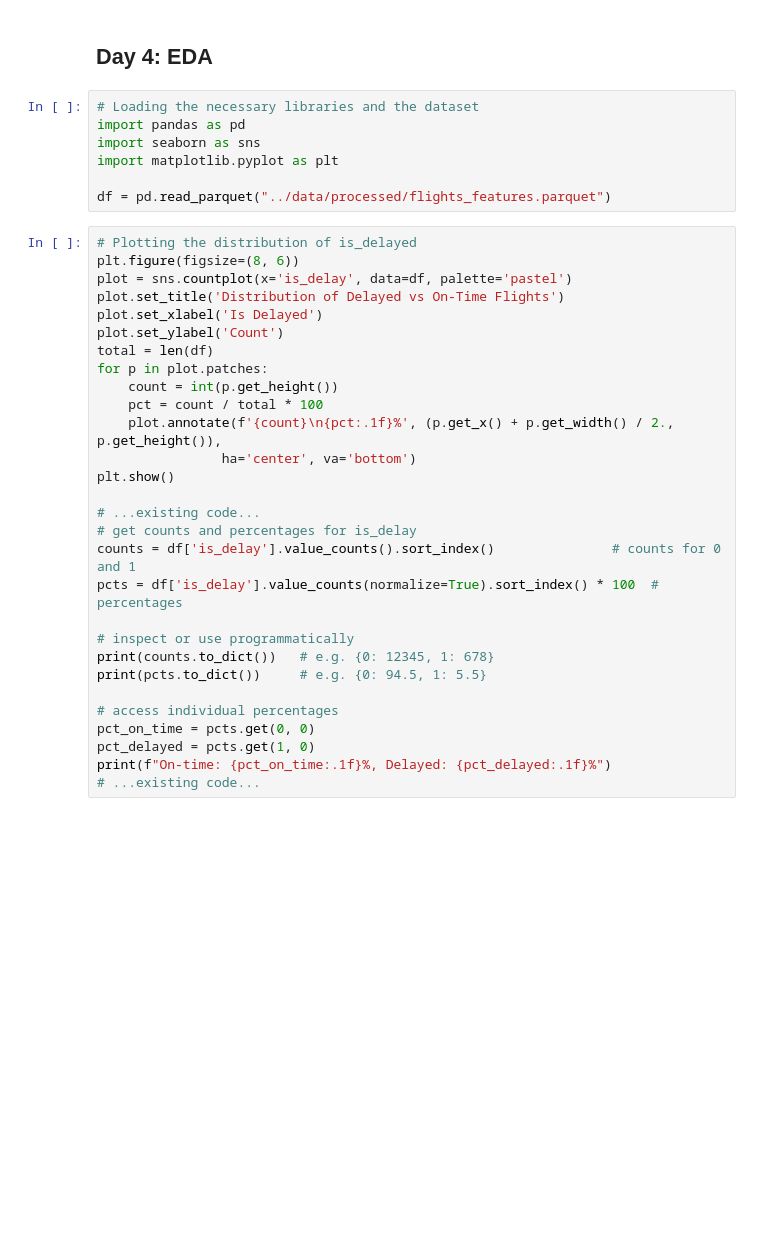
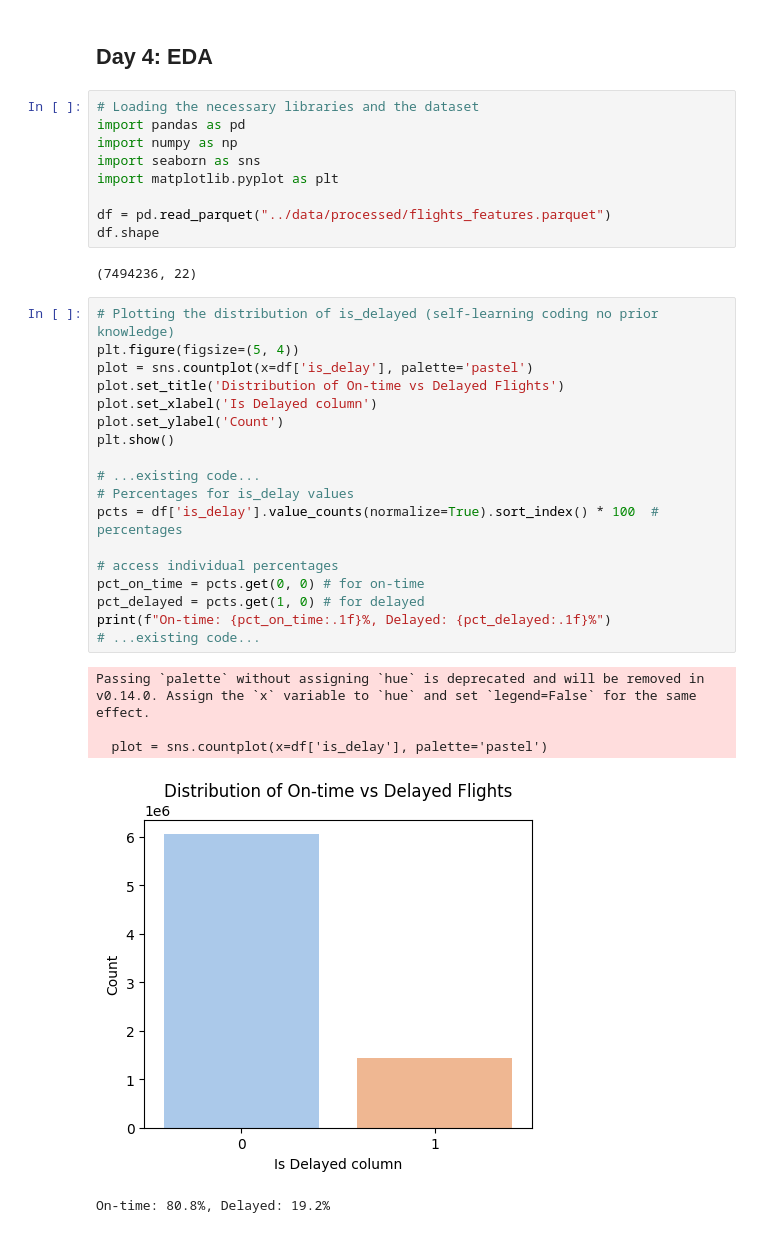
Before and after one commit to mndenyi01/airline_delay-ml, a Jupyter notebook: notebooks/04_eda.ipynb, the cells around one changed output. Drawn from its saved outputs; the diff is of its cells as text; blank space fills up the shorter version.

```diff
--- a/notebooks/04_eda.ipynb
+++ b/notebooks/04_eda.ipynb
@@ -4,36 +4,35 @@ Day 4: EDA
 # %%
 # Loading the necessary libraries and the dataset
 import pandas as pd
+import numpy as np
 import seaborn as sns
 import matplotlib.pyplot as plt
 
 df = pd.read_parquet("../data/processed/flights_features.parquet")
+df.shape
+# %% [output]
+(7494236, 22)
 # %%
-# Plotting the distribution of is_delayed
-plt.figure(figsize=(8, 6))
-plot = sns.countplot(x='is_delay', data=df, palette='pastel')
-plot.set_title('Distribution of Delayed vs On-Time Flights')
-plot.set_xlabel('Is Delayed')
+# Plotting the distribution of is_delayed (self-learning coding no prior knowledge)
+plt.figure(figsize=(5, 4))
+plot = sns.countplot(x=df['is_delay'], palette='pastel')
+plot.set_title('Distribution of On-time vs Delayed Flights')
+plot.set_xlabel('Is Delayed column')
 plot.set_ylabel('Count')
-total = len(df)
-for p in plot.patches:
-    count = int(p.get_height())
-    pct = count / total * 100
-    plot.annotate(f'{count}\n{pct:.1f}%', (p.get_x() + p.get_width() / 2., p.get_height()),
-                ha='center', va='bottom')
 plt.show()
 
 # ...existing code...
-# get counts and percentages for is_delay
-counts = df['is_delay'].value_counts().sort_index()               # counts for 0 and 1
+# Percentages for is_delay values
 pcts = df['is_delay'].value_counts(normalize=True).sort_index() * 100  # percentages
 
-# inspect or use programmatically
-print(counts.to_dict())   # e.g. {0: 12345, 1: 678}
-print(pcts.to_dict())     # e.g. {0: 94.5, 1: 5.5}
-
 # access individual percentages
-pct_on_time = pcts.get(0, 0)
-pct_delayed = pcts.get(1, 0)
+pct_on_time = pcts.get(0, 0) # for on-time
+pct_delayed = pcts.get(1, 0) # for delayed
 print(f"On-time: {pct_on_time:.1f}%, Delayed: {pct_delayed:.1f}%")
 # ...existing code...
+# %% [output]
+Passing `palette` without assigning `hue` is deprecated and will be removed in v0.14.0. Assign the `x` variable to `hue` and set `legend=False` for the same effect.
+
+  plot = sns.countplot(x=df['is_delay'], palette='pastel')
+[figure, added]
+On-time: 80.8%, Delayed: 19.2%
```
Also changed, not shown: parts of 10 cells of this notebook, 1 other file.
